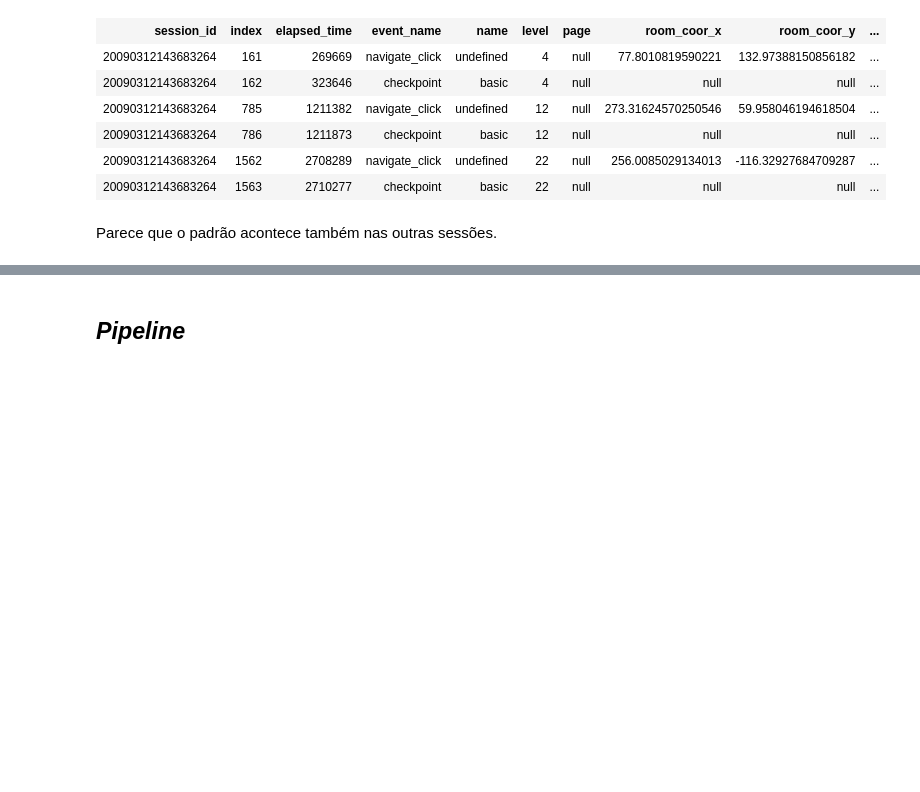
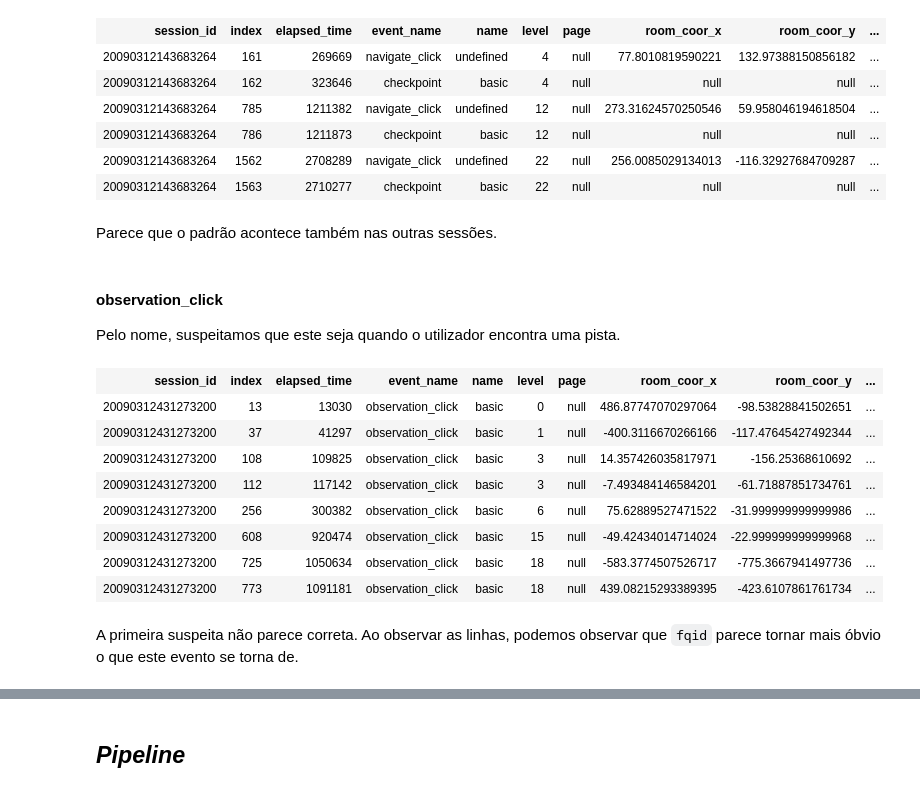
Before and after one commit to notPlancha/pbd, a Jupyter notebook: 1-formulacao.ipynb, the cells around one changed output, grey strips where cells are left out. Drawn from its saved outputs; the diff is of its cells as text; code cells hidden in the pictures; blank space fills up the shorter version.

```diff
--- a/1-formulacao.ipynb
+++ b/1-formulacao.ipynb
@@ -264,3 +267,21 @@ df_test.filter('session_id == "20090312143683264"').filter(df_test["index"].isin
 | 20090312143683264 | 1563 | 2710277 | checkpoint | basic | 22 | null | null | null | ... |
 # %% [markdown]
 Parece que o padrão acontece também nas outras sessões.
+# %% [markdown]
+#### observation_click
+
+Pelo nome, suspeitamos que este seja quando o utilizador encontra uma pista.
+# %%
+oneSess.filter(oneSess.event_name == "observation_click").limit(10)
+# %% [output]
+| session_id | index | elapsed_time | event_name | name | level | page | room_coor_x | room_coor_y | ... |
+| 20090312431273200 | 13 | 13030 | observation_click | basic | 0 | null | 486.87747070297064 | -98.53828841502651 | ... |
+| 20090312431273200 | 37 | 41297 | observation_click | basic | 1 | null | -400.3116670266166 | -117.47645427492344 | ... |
+| 20090312431273200 | 108 | 109825 | observation_click | basic | 3 | null | 14.357426035817971 | -156.25368610692 | ... |
+| 20090312431273200 | 112 | 117142 | observation_click | basic | 3 | null | -7.493484146584201 | -61.71887851734761 | ... |
+| 20090312431273200 | 256 | 300382 | observation_click | basic | 6 | null | 75.62889527471522 | -31.999999999999986 | ... |
+| 20090312431273200 | 608 | 920474 | observation_click | basic | 15 | null | -49.42434014714024 | -22.999999999999968 | ... |
+| 20090312431273200 | 725 | 1050634 | observation_click | basic | 18 | null | -583.3774507526717 | -775.3667941497736 | ... |
+| 20090312431273200 | 773 | 1091181 | observation_click | basic | 18 | null | 439.08215293389395 | -423.6107861761734 | ... |
+# %% [markdown]
+A primeira suspeita não parece correta. Ao observar as linhas, podemos observar que `fqid` parece tornar mais óbvio o que este evento se torna de.
```
Also changed, not shown: parts of 20 cells of this notebook.
